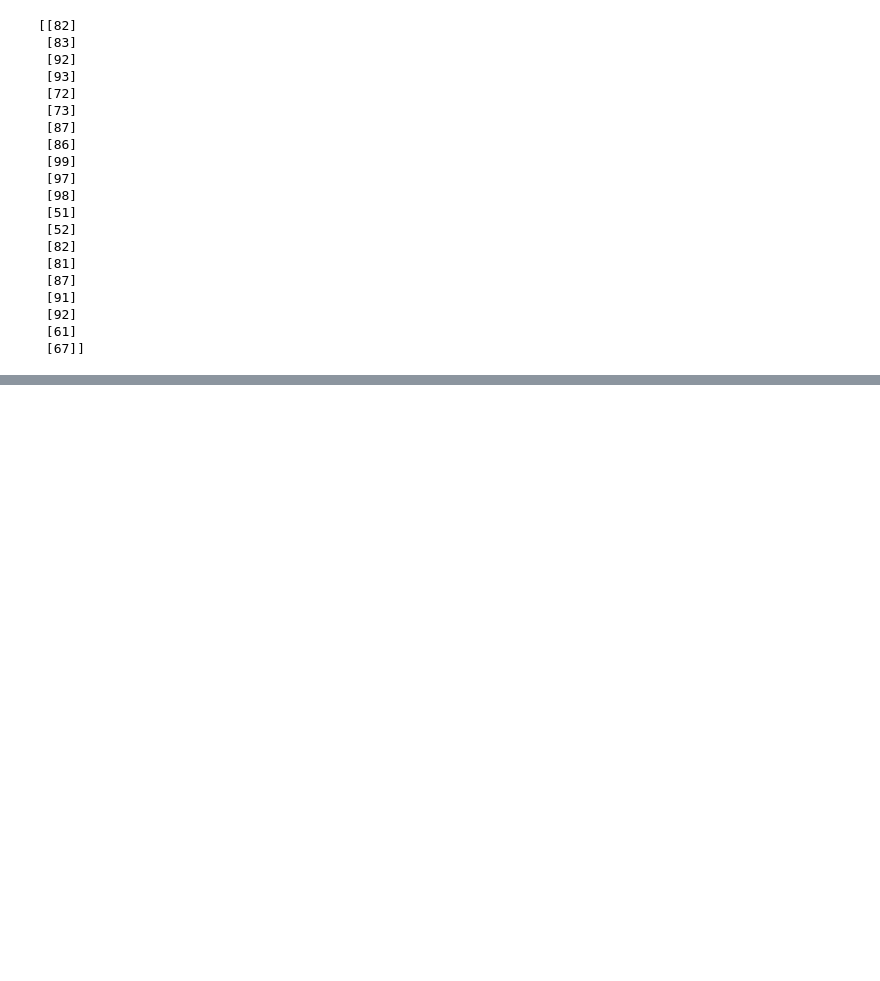
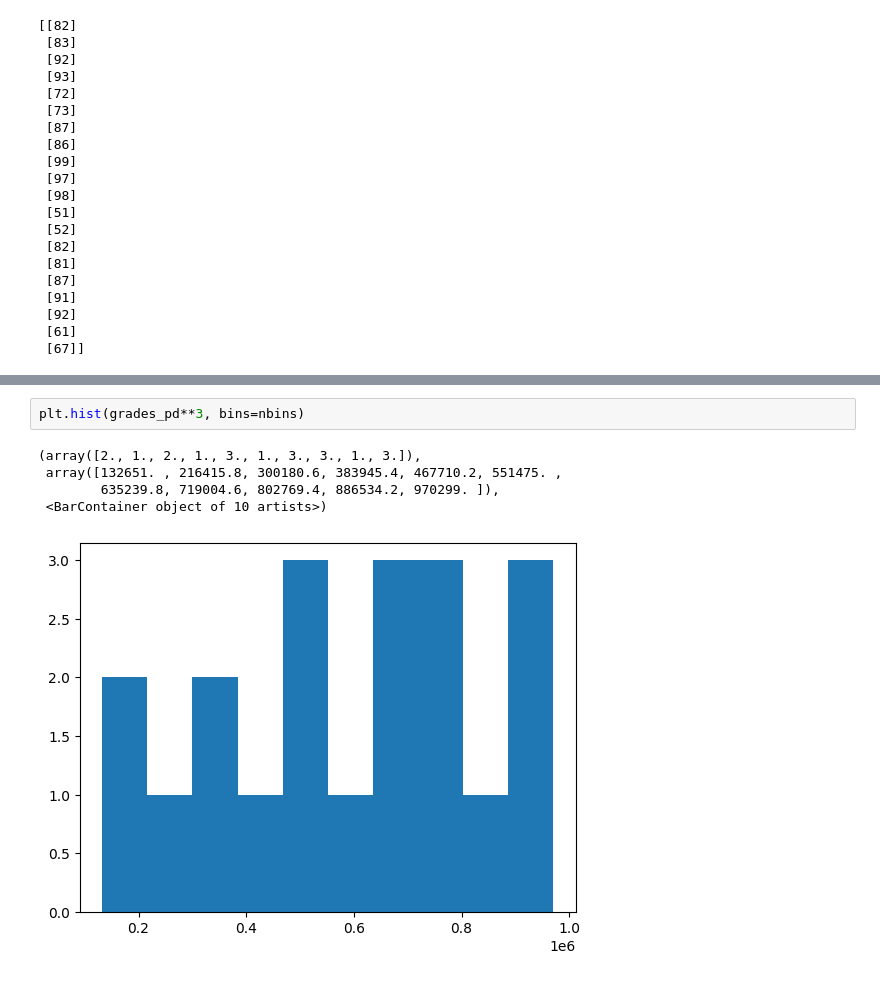
Before and after one commit to jcdevaney/data71200su24, a Jupyter notebook: class3/data71200class3.ipynb, the cells around one changed output, grey strips where cells are left out. Saved outputs shown, nothing was run; the diff lists cells and outputs as text; blank space fills up the shorter version.

```diff
--- a/class3/data71200class3.ipynb
+++ b/class3/data71200class3.ipynb
@@ -165,0 +186,8 @@ print(binned.argmax(1))
+# %%
+plt.hist(grades_pd**3, bins=nbins)
+# %% [output]
+(array([2., 1., 2., 1., 3., 1., 3., 3., 1., 3.]),
+ array([132651. , 216415.8, 300180.6, 383945.4, 467710.2, 551475. ,
+        635239.8, 719004.6, 802769.4, 886534.2, 970299. ]),
+ <BarContainer object of 10 artists>)
+[figure, added]
```
Also changed, not shown: parts of 10 cells of this notebook.
